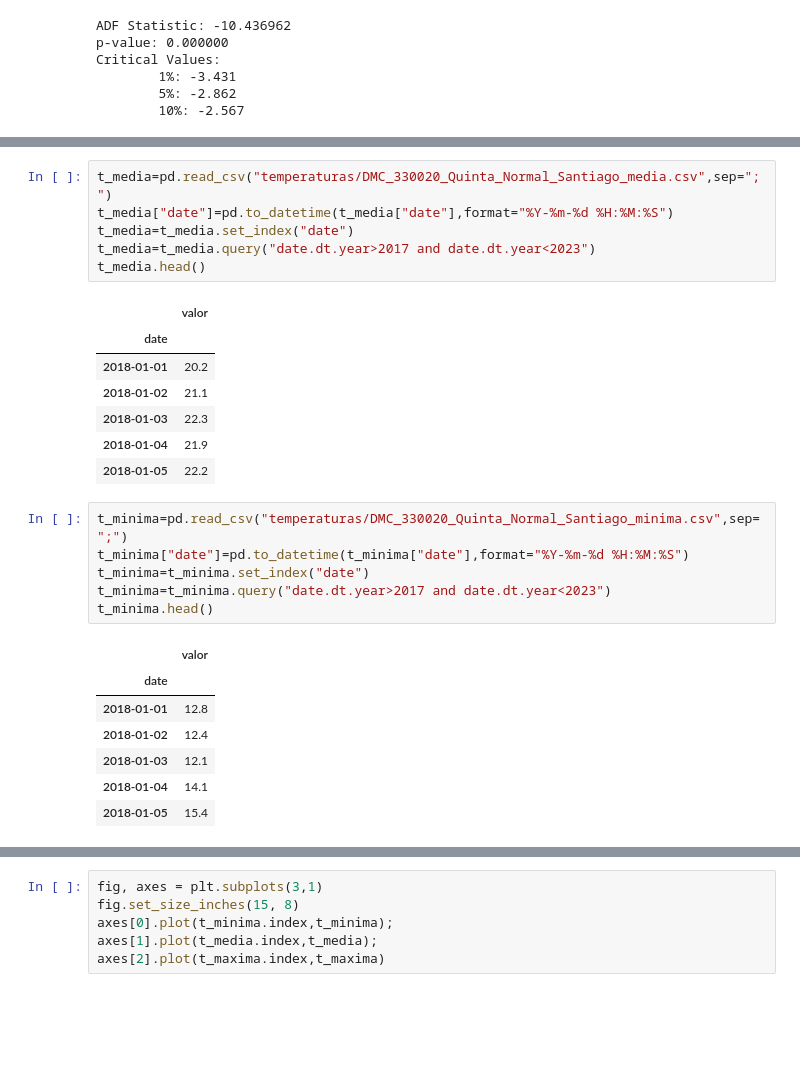
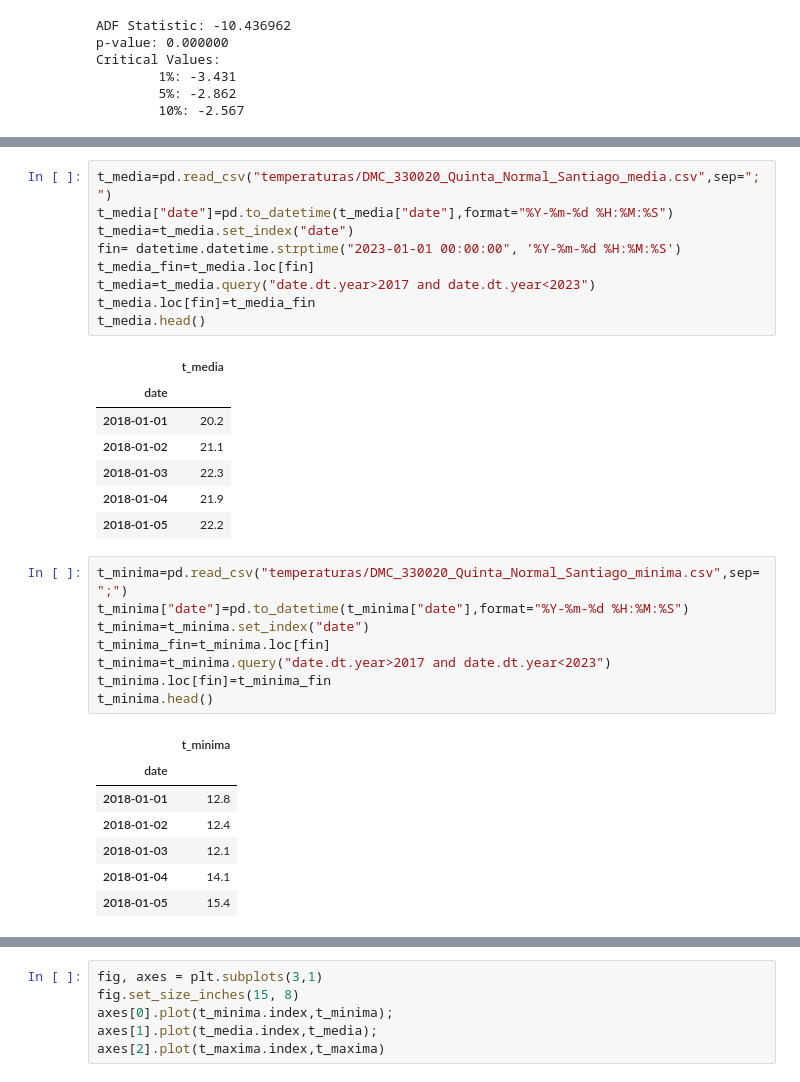
Before and after one commit to pabloschwarzenberg/CINF104, a Jupyter notebook: timeseries_coordinador/modelo_hora_temperatura.ipynb, the cells around one changed output, grey strips where cells are left out. Drawn from its saved outputs; the diff is of its cells as text; blank space fills up the shorter version.

```diff
--- a/timeseries_coordinador/modelo_hora_temperatura.ipynb
+++ b/timeseries_coordinador/modelo_hora_temperatura.ipynb
@@ -151,11 +97,14 @@ yt_test=np.asarray(yt_test)
 # %%
 t_media=pd.read_csv("temperaturas/DMC_330020_Quinta_Normal_Santiago_media.csv",sep=";")
 t_media["date"]=pd.to_datetime(t_media["date"],format="%Y-%m-%d %H:%M:%S")
 t_media=t_media.set_index("date")
+fin= datetime.datetime.strptime("2023-01-01 00:00:00", '%Y-%m-%d %H:%M:%S')
+t_media_fin=t_media.loc[fin]
 t_media=t_media.query("date.dt.year>2017 and date.dt.year<2023")
+t_media.loc[fin]=t_media_fin
 t_media.head()
 # %% [output]
-|  | valor |
+|  | t_media |
 | date |  |
 | 2018-01-01 | 20.2 |
 | 2018-01-02 | 21.1 |
@@ -166,10 +115,12 @@ t_media.head()
 t_minima=pd.read_csv("temperaturas/DMC_330020_Quinta_Normal_Santiago_minima.csv",sep=";")
 t_minima["date"]=pd.to_datetime(t_minima["date"],format="%Y-%m-%d %H:%M:%S")
 t_minima=t_minima.set_index("date")
+t_minima_fin=t_minima.loc[fin]
 t_minima=t_minima.query("date.dt.year>2017 and date.dt.year<2023")
+t_minima.loc[fin]=t_minima_fin
 t_minima.head()
 # %% [output]
-|  | valor |
+|  | t_minima |
 | date |  |
 | 2018-01-01 | 12.8 |
 | 2018-01-02 | 12.4 |
```
Also changed, not shown: parts of 19 cells of this notebook, 19 other files.
